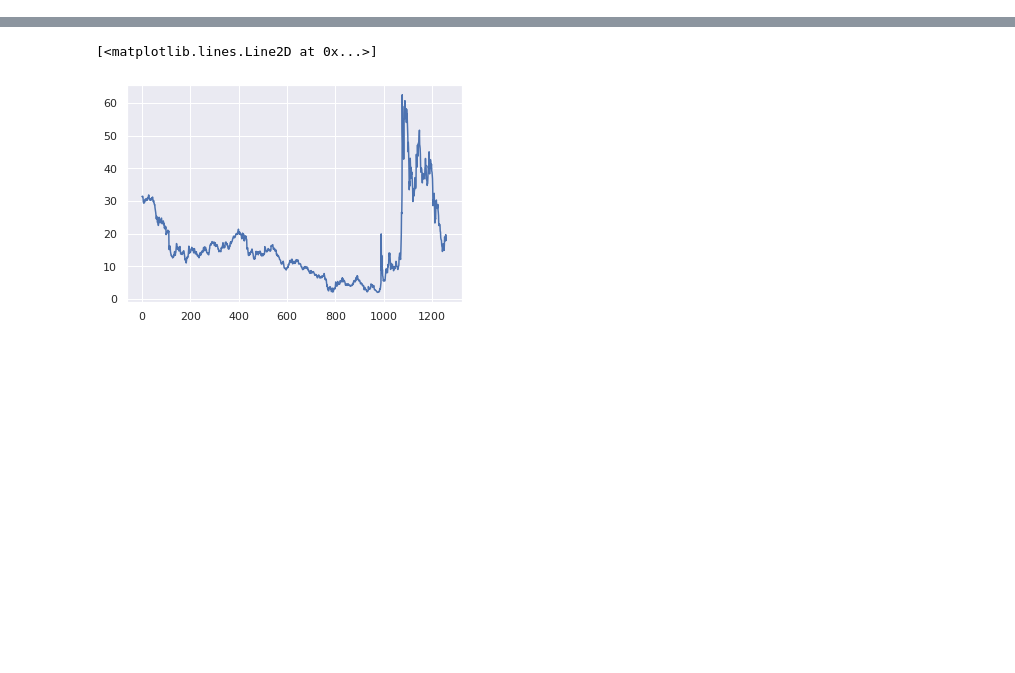
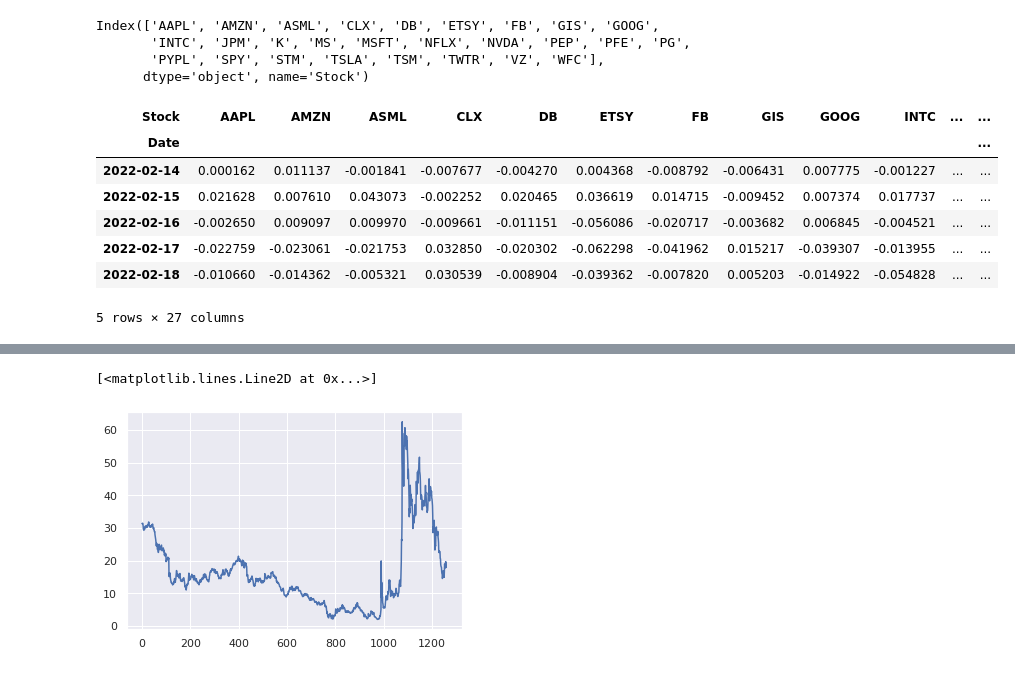
Before and after one commit to spaceonion1001/LD-CPD, a Jupyter notebook: notebooks/Stocks_CPD.ipynb, the cells around one changed output, grey strips where cells are left out. Cells and saved outputs as stored; diff of their text form; code cells hidden in the pictures; blank space fills up the shorter version.

```diff
--- a/notebooks/Stocks_CPD.ipynb
+++ b/notebooks/Stocks_CPD.ipynb
@@ -73,0 +75,20 @@ df.head()
+# %%
+df.columns
+# %% [output]
+Index(['AAPL', 'AMZN', 'ASML', 'CLX', 'DB', 'ETSY', 'FB', 'GIS', 'GOOG',
+       'INTC', 'JPM', 'K', 'MS', 'MSFT', 'NFLX', 'NVDA', 'PEP', 'PFE', 'PG',
+       'PYPL', 'SPY', 'STM', 'TSLA', 'TSM', 'TWTR', 'VZ', 'WFC'],
+      dtype='object', name='Stock')
+# %%
+log_diff = np.log(df/df.shift(1)).dropna()
+log_diff = (log_diff - log_diff.mean(axis=0))
+log_diff.tail()
+# %% [output]
+| Stock | AAPL | AMZN | ASML | CLX | DB | ETSY | FB | GIS | GOOG | INTC | ... | ... |
+| Date |  |  |  |  |  |  |  |  |  |  |  | ... |
+| 2022-02-14 | 0.000162 | 0.011137 | -0.001841 | -0.007677 | -0.004270 | 0.004368 | -0.008792 | -0.006431 | 0.007775 | -0.001227 | ... | ... |
+| 2022-02-15 | 0.021628 | 0.007610 | 0.043073 | -0.002252 | 0.020465 | 0.036619 | 0.014715 | -0.009452 | 0.007374 | 0.017737 | ... | ... |
+| 2022-02-16 | -0.002650 | 0.009097 | 0.009970 | -0.009661 | -0.011151 | -0.056086 | -0.020717 | -0.003682 | 0.006845 | -0.004521 | ... | ... |
+| 2022-02-17 | -0.022759 | -0.023061 | -0.021753 | 0.032850 | -0.020302 | -0.062298 | -0.041962 | 0.015217 | -0.039307 | -0.013955 | ... | ... |
+| 2022-02-18 | -0.010660 | -0.014362 | -0.005321 | 0.030539 | -0.008904 | -0.039362 | -0.007820 | 0.005203 | -0.014922 | -0.054828 | ... | ... |
+5 rows × 27 columns
```
Also changed, not shown: parts of 5 cells of this notebook, 6 other files.
